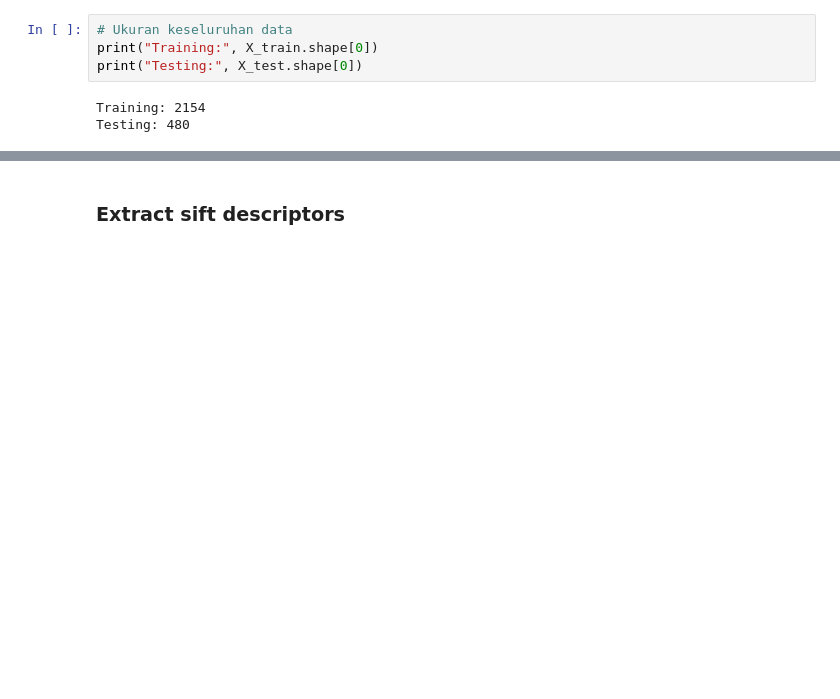
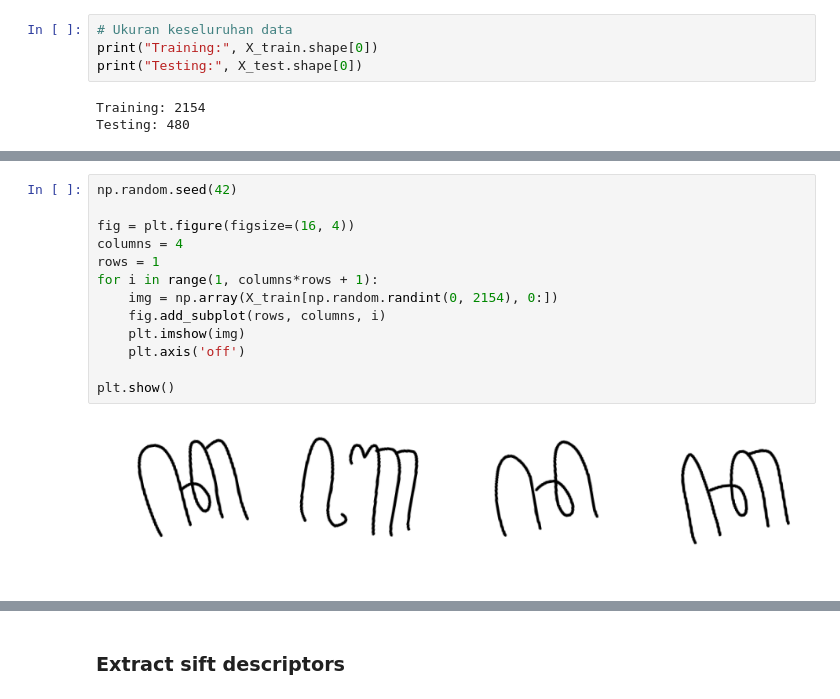
Before and after one commit to RTAgung/tugas-akhir, a Jupyter notebook: Code/Test.ipynb, the cells around one changed output, grey strips where cells are left out. Saved outputs shown, nothing was run; the diff lists cells and outputs as text; blank space fills up the shorter version.

```diff
--- a/Code/Test.ipynb
+++ b/Code/Test.ipynb
@@ -97,0 +108,15 @@ Testing: 480
+# %%
+np.random.seed(42)
+
+fig = plt.figure(figsize=(16, 4))
+columns = 4
+rows = 1
+for i in range(1, columns*rows + 1):
+    img = np.array(X_train[np.random.randint(0, 2154), 0:])
+    fig.add_subplot(rows, columns, i)
+    plt.imshow(img)
+    plt.axis('off')
+
+plt.show()
+# %% [output]
+[figure, added]
```
Also changed, not shown: parts of 31 cells of this notebook, 5 other files.
